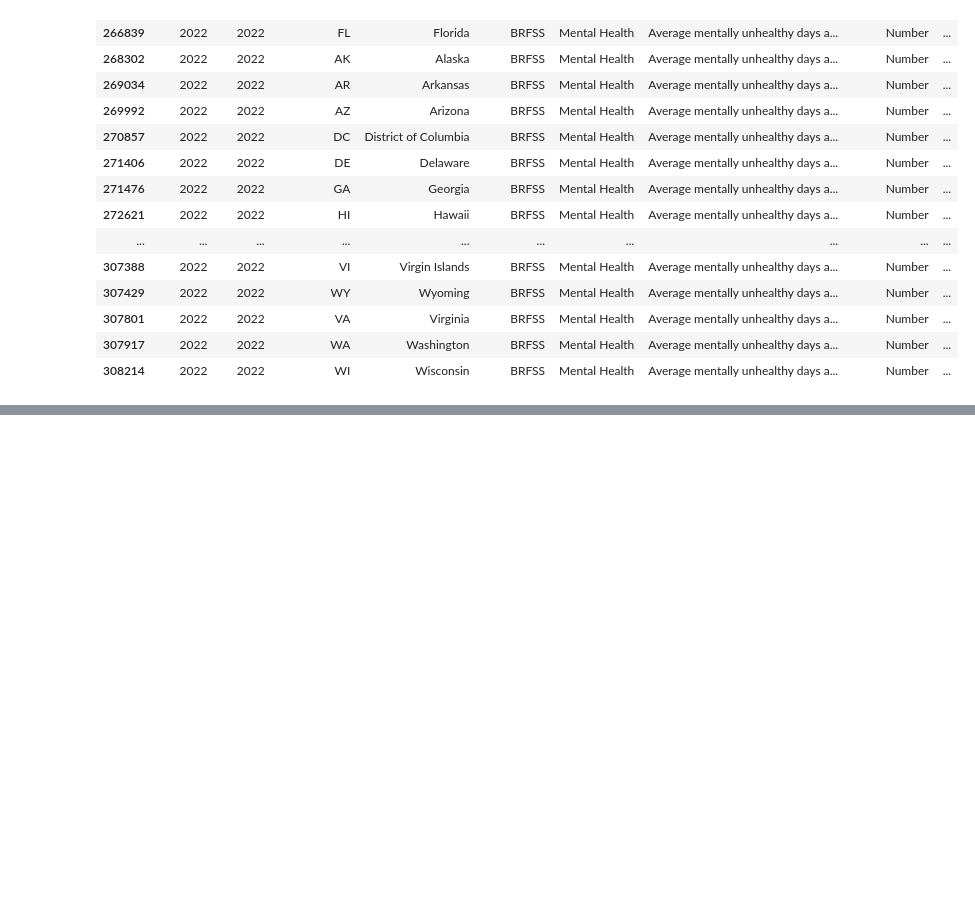
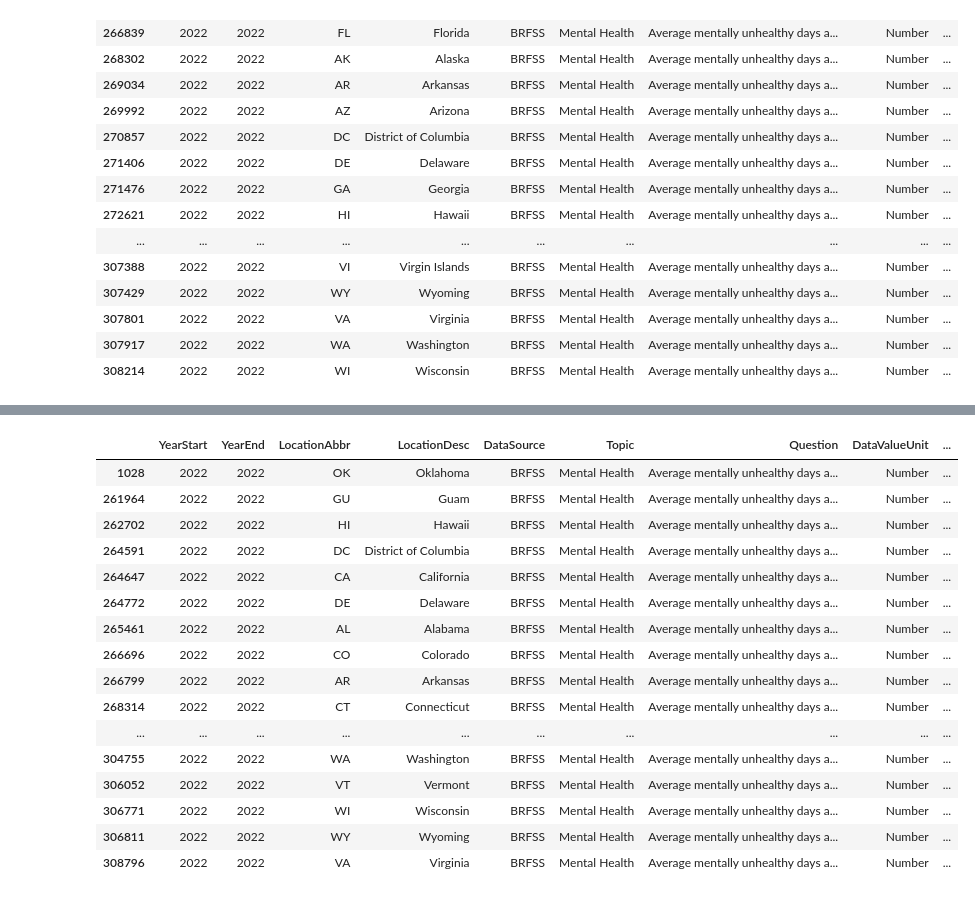
Before and after one commit to CameronStevens4/Data213-Final-Project---Cameron-Stevens, a Jupyter notebook: FinalProject.ipynb, the cells around one changed output, grey strips where cells are left out. Saved outputs shown, nothing was run; the diff lists cells and outputs as text; code cells hidden in the pictures; blank space fills up the shorter version.

```diff
--- a/FinalProject.ipynb
+++ b/FinalProject.ipynb
@@ -166,0 +212,23 @@ mFemale
+# %%
+mentalHealthAge45DF = diseaseDF[(diseaseDF['Question'] == 'Average mentally unhealthy days among adults')&\
+    (diseaseDF['DataValueType'] == 'Crude Mean') & (diseaseDF['Stratification1'] == 'Age 45-64')&\
+    (diseaseDF['YearStart'] == 2022)]
+mentalHealthAge45DF
+# %% [output]
+|  | YearStart | YearEnd | LocationAbbr | LocationDesc | DataSource | Topic | Question | DataValueUnit | ... |
+| 1028 | 2022 | 2022 | OK | Oklahoma | BRFSS | Mental Health | Average mentally unhealthy days a... | Number | ... |
+| 261964 | 2022 | 2022 | GU | Guam | BRFSS | Mental Health | Average mentally unhealthy days a... | Number | ... |
+| 262702 | 2022 | 2022 | HI | Hawaii | BRFSS | Mental Health | Average mentally unhealthy days a... | Number | ... |
+| 264591 | 2022 | 2022 | DC | District of Columbia | BRFSS | Mental Health | Average mentally unhealthy days a... | Number | ... |
+| 264647 | 2022 | 2022 | CA | California | BRFSS | Mental Health | Average mentally unhealthy days a... | Number | ... |
+| 264772 | 2022 | 2022 | DE | Delaware | BRFSS | Mental Health | Average mentally unhealthy days a... | Number | ... |
+| 265461 | 2022 | 2022 | AL | Alabama | BRFSS | Mental Health | Average mentally unhealthy days a... | Number | ... |
+| 266696 | 2022 | 2022 | CO | Colorado | BRFSS | Mental Health | Average mentally unhealthy days a... | Number | ... |
+| 266799 | 2022 | 2022 | AR | Arkansas | BRFSS | Mental Health | Average mentally unhealthy days a... | Number | ... |
+| 268314 | 2022 | 2022 | CT | Connecticut | BRFSS | Mental Health | Average mentally unhealthy days a... | Number | ... |
+| ... | ... | ... | ... | ... | ... | ... | ... | ... | ... |
+| 304755 | 2022 | 2022 | WA | Washington | BRFSS | Mental Health | Average mentally unhealthy days a... | Number | ... |
+| 306052 | 2022 | 2022 | VT | Vermont | BRFSS | Mental Health | Average mentally unhealthy days a... | Number | ... |
+| 306771 | 2022 | 2022 | WI | Wisconsin | BRFSS | Mental Health | Average mentally unhealthy days a... | Number | ... |
+| 306811 | 2022 | 2022 | WY | Wyoming | BRFSS | Mental Health | Average mentally unhealthy days a... | Number | ... |
+| 308796 | 2022 | 2022 | VA | Virginia | BRFSS | Mental Health | Average mentally unhealthy days a... | Number | ... |
```
Also changed, not shown: parts of 8 cells of this notebook.
